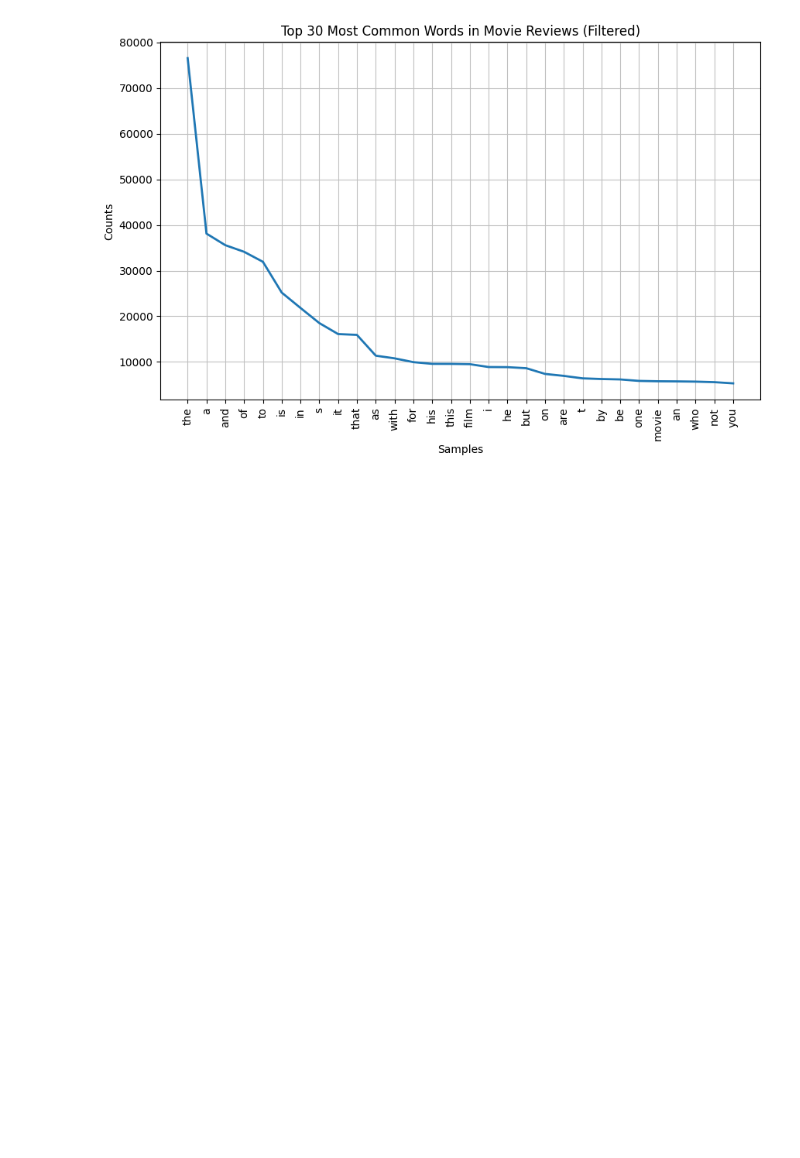
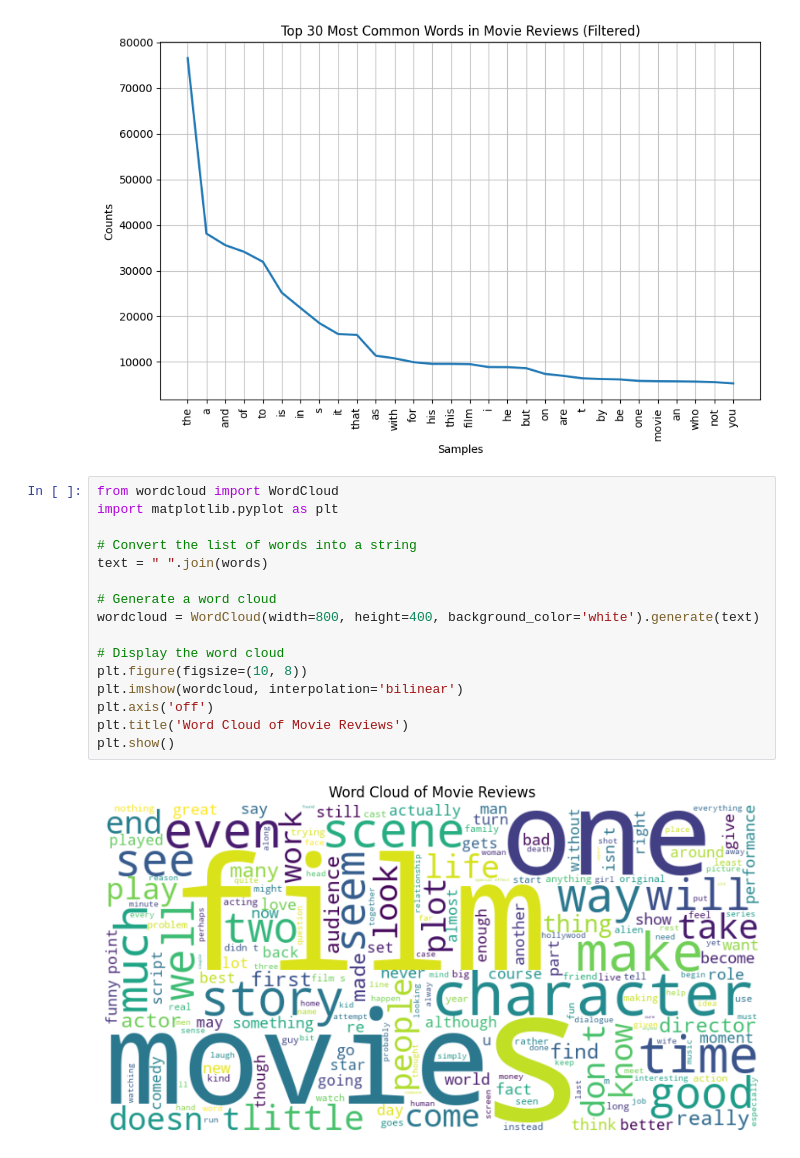
Before and after one commit to ashababnoor/code-bits, a Jupyter notebook: data-science/natural-language-processing/sentiment-analysis/sentiment-analysis.ipynb, the cells around one changed output. Cells and saved outputs as stored; diff of their text form; blank space fills up the shorter version.

Commit message:
added wordcloud visualization in sentiment analysis notebook

```diff
--- a/data-science/natural-language-processing/sentiment-analysis/sentiment-analysis.ipynb
+++ b/data-science/natural-language-processing/sentiment-analysis/sentiment-analysis.ipynb
@@ -56,3 +56,21 @@ word_freq.plot(30, cumulative=False)
 plt.show()
 # %% [output]
 [figure]
+# %%
+from wordcloud import WordCloud
+import matplotlib.pyplot as plt
+
+# Convert the list of words into a string
+text = " ".join(words)
+
+# Generate a word cloud
+wordcloud = WordCloud(width=800, height=400, background_color='white').generate(text)
+
+# Display the word cloud
+plt.figure(figsize=(10, 8))
+plt.imshow(wordcloud, interpolation='bilinear')
+plt.axis('off')
+plt.title('Word Cloud of Movie Reviews')
+plt.show()
+# %% [output]
+[figure, added]
```
